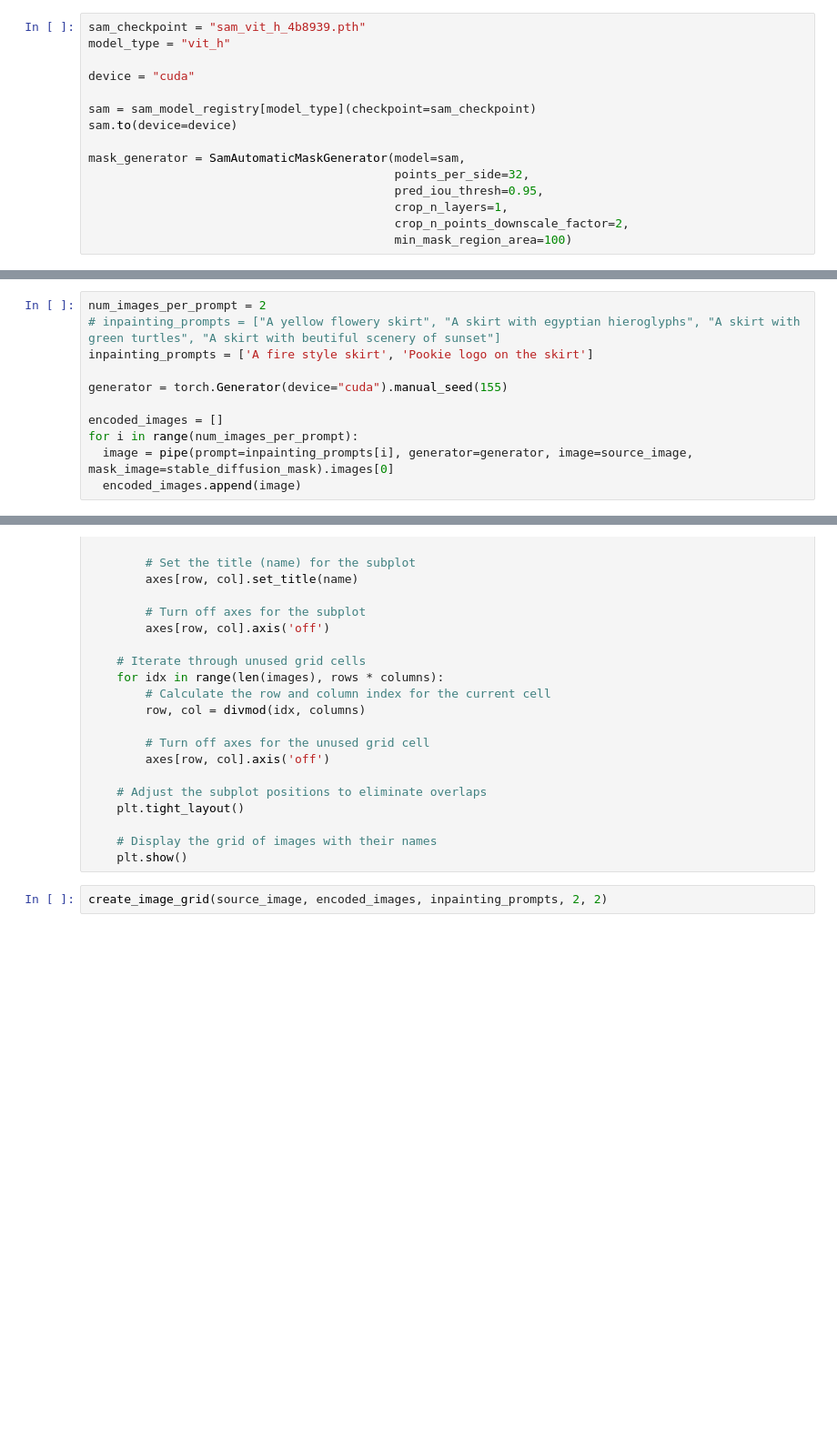
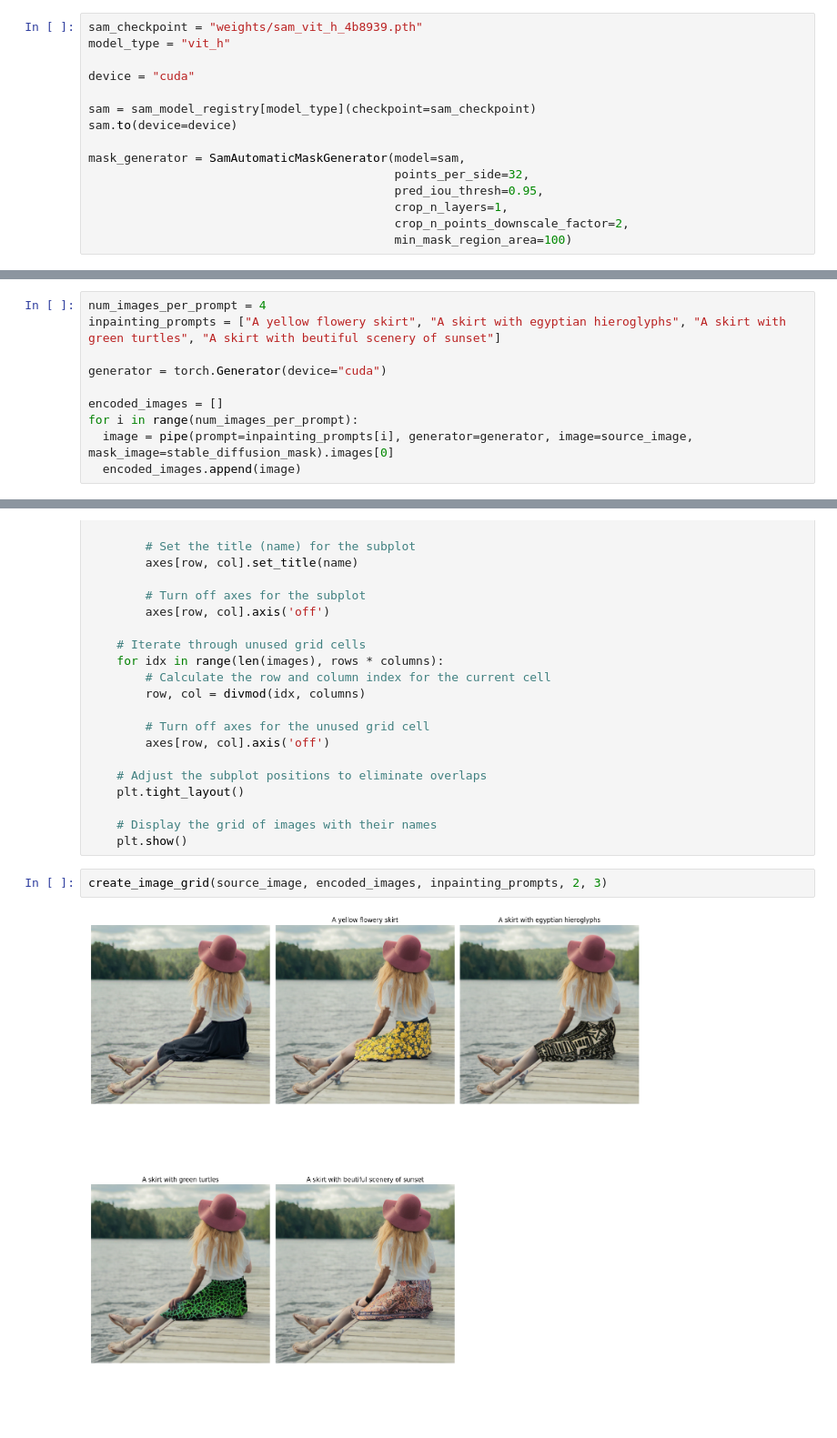
Before and after one commit to SabihShah/InPainting, a Jupyter notebook: InPainting.ipynb, the cells around one changed output, grey strips where cells are left out. Shown at 91% size. Cells and saved outputs as stored; diff of their text form; blank space fills up the shorter version.

```diff
--- a/InPainting.ipynb
+++ b/InPainting.ipynb
@@ -60,5 +82,5 @@ display(source_image)
 # %%
-sam_checkpoint = "sam_vit_h_4b8939.pth"
+sam_checkpoint = "weights/sam_vit_h_4b8939.pth"
 model_type = "vit_h"
 
 device = "cuda"
@@ -126,9 +173,8 @@ display(stable_diffusion_mask)
 # %%
-num_images_per_prompt = 2
-# inpainting_prompts = ["A yellow flowery skirt", "A skirt with egyptian hieroglyphs", "A skirt with green turtles", "A skirt with beutiful scenery of sunset"]
-inpainting_prompts = ['A fire style skirt', 'Pookie logo on the skirt']
+num_images_per_prompt = 4
+inpainting_prompts = ["A yellow flowery skirt", "A skirt with egyptian hieroglyphs", "A skirt with green turtles", "A skirt with beutiful scenery of sunset"]
 
-generator = torch.Generator(device="cuda").manual_seed(155)
+generator = torch.Generator(device="cuda")
 
 encoded_images = []
 for i in range(num_images_per_prompt):
@@ -193,4 +239,6 @@ def create_image_grid(original_image, images, names, rows, columns):
     # Display the grid of images with their names
     plt.show()
 # %%
-create_image_grid(source_image, encoded_images, inpainting_prompts, 2, 2)
+create_image_grid(source_image, encoded_images, inpainting_prompts, 2, 3)
+# %% [output]
+[figure, added]
```
Also changed, not shown: parts of 8 cells of this notebook, 4 other files.
